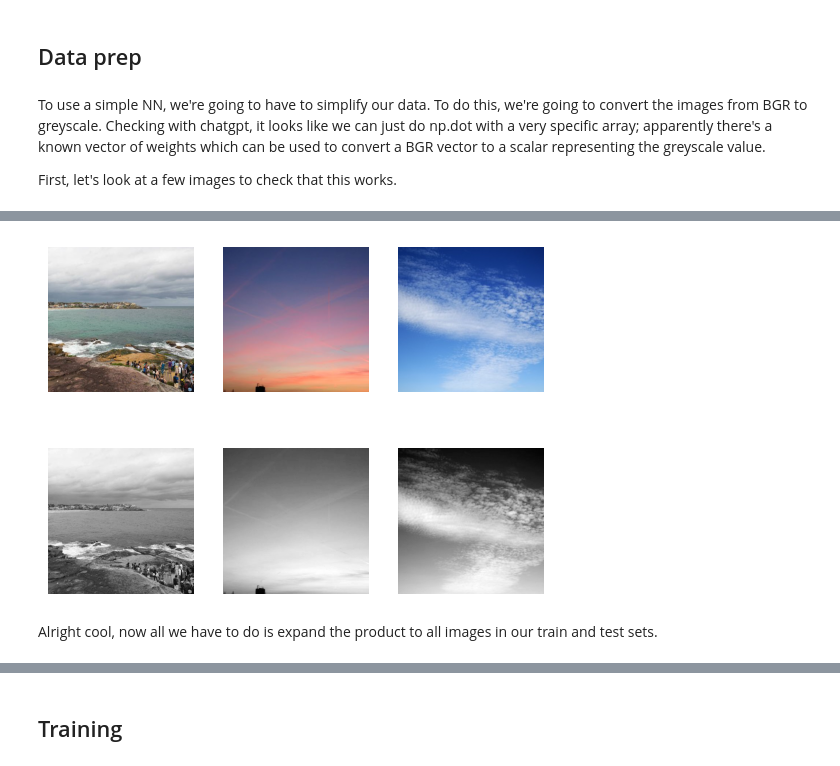
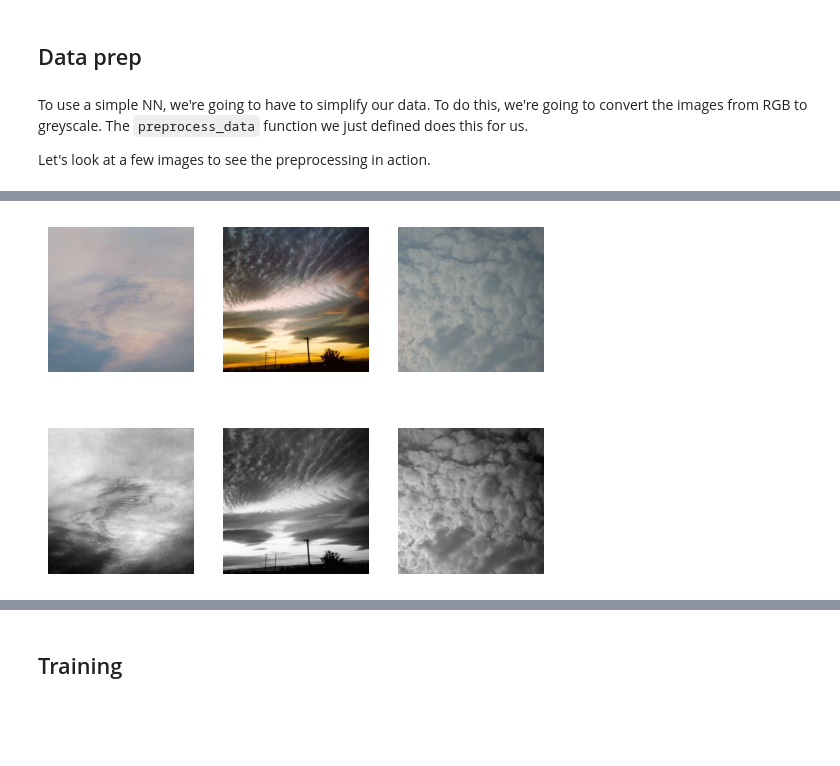
Before and after one commit to ibidyouadu/clouds-eda, a Jupyter notebook: modeling-first-attempt.ipynb, the cells around one changed output, grey strips where cells are left out. Cells and saved outputs as stored; diff of their text form; code cells hidden in the pictures; blank space fills up the shorter version.

```diff
--- a/modeling-first-attempt.ipynb
+++ b/modeling-first-attempt.ipynb
@@ -24,19 +21,42 @@ X_train, X_test, y_train, y_test = train_test_split(X, y, test_size=0.2, random_
+# %%
+data = datasets.load_dataset("aduuuuuu/CCSN", split="train")
+# The classes info below will be used later for decoding and determining the output size
+classes = data.features["label"].names
+num_classes = len(classes)
+
+data = data.to_tf_dataset()
+data = data.map(lambda x: (x["image"], x["label"]))
+
+def preprocess_data(image, label):
+    # Normalize pixel values
+    image = image/255
+    image = tf.cast(image,  tf.float32)
+
+    # Reshape
+    if image.shape != (400, 400, 3):
+        image = tf.image.resize(image, [400, 400])
+
+    # Convert to greyscale
+    image = tf.tensordot(image, tf.constant([0.299, 0.587, 0.114]), axes=[[2], [0]])
+    # grey_image = tf.expand_dims(grey_image, -1)
+
+    out = (image, label)
+    return out
 # %% [markdown]
-To use a simple NN, we're going to have to simplify our data. To do this, we're going to convert the images from BGR to greyscale. Checking with chatgpt, it looks like we can just do np.dot with a very specific array; apparently there's a known vector of weights which can be used to convert a BGR vector to a scalar representing the greyscale value.
+To use a simple NN, we're going to have to simplify our data. To do this, we're going to convert the images from RGB to greyscale. The `preprocess_data` function we just defined does this for us.
 
-First, let's look at a few images to check that this works.
+Let's look at a few images to see the preprocessing in action.
 # %%
-bgr2grey_weights = np.array([0.114, 0.587, 0.299])
-grey_images = np.dot(X_train[:3,...], bgr2grey_weights).astype(np.uint8)
-
 fig, axes = plt.subplots(2,3)
-for i in range(3):
-    img_color = cv2.cvtColor(X_train[i], cv2.COLOR_BGR2RGB)
-    img_grey = grey_images[i]
+i = 0
+for sample in data.shuffle(buffer_size=128).take(3):
+    img_color = sample[0]
+    img_grey = preprocess_data(sample[0], sample[1])[0]
     ax_color = axes[0, i]
     ax_grey = axes[1, i]
     ax_color.imshow(img_color)
     ax_grey.imshow(img_grey, cmap="grey")
     ax_color.axis("off")
     ax_grey.axis("off")
+    i += 1
 # %% [output]
@@ -43,3 +64 @@ for i in range(3):
-[figure, old version]
+[figure, new version]
-# %% [markdown]
-Alright cool, now all we have to do is expand the product to all images in our train and test sets.
```
Also changed, not shown: parts of 30 cells of this notebook, 2 other files.
